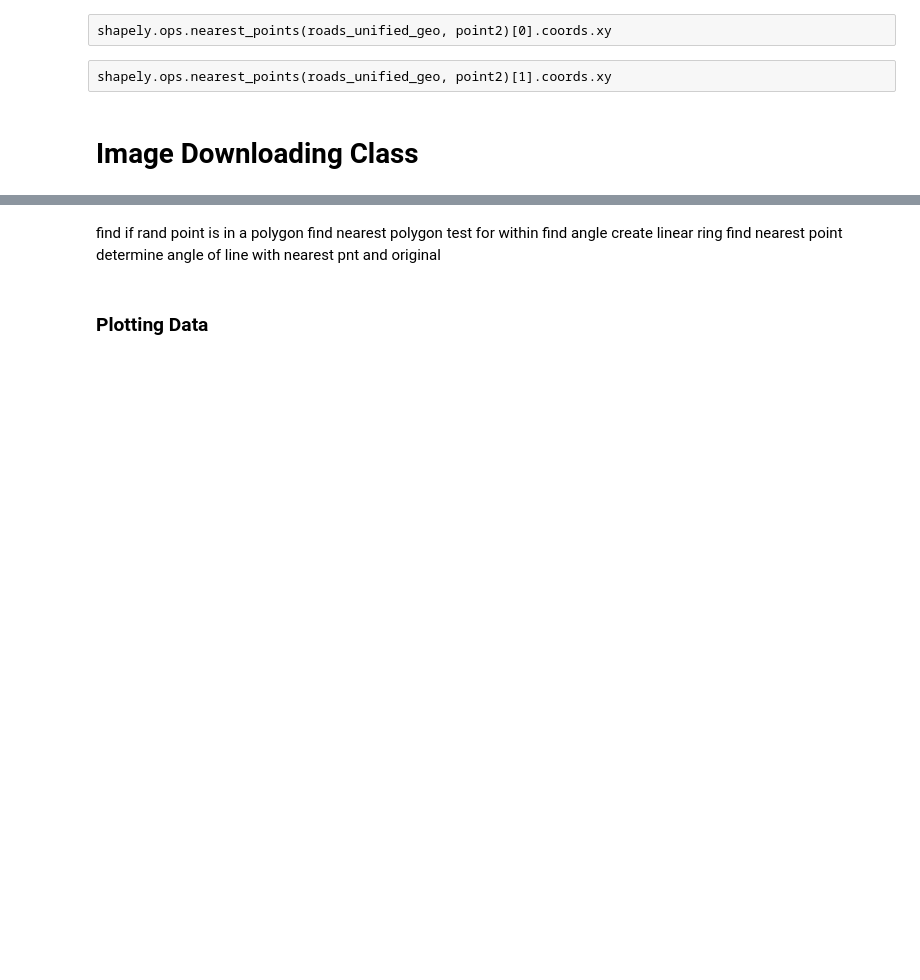
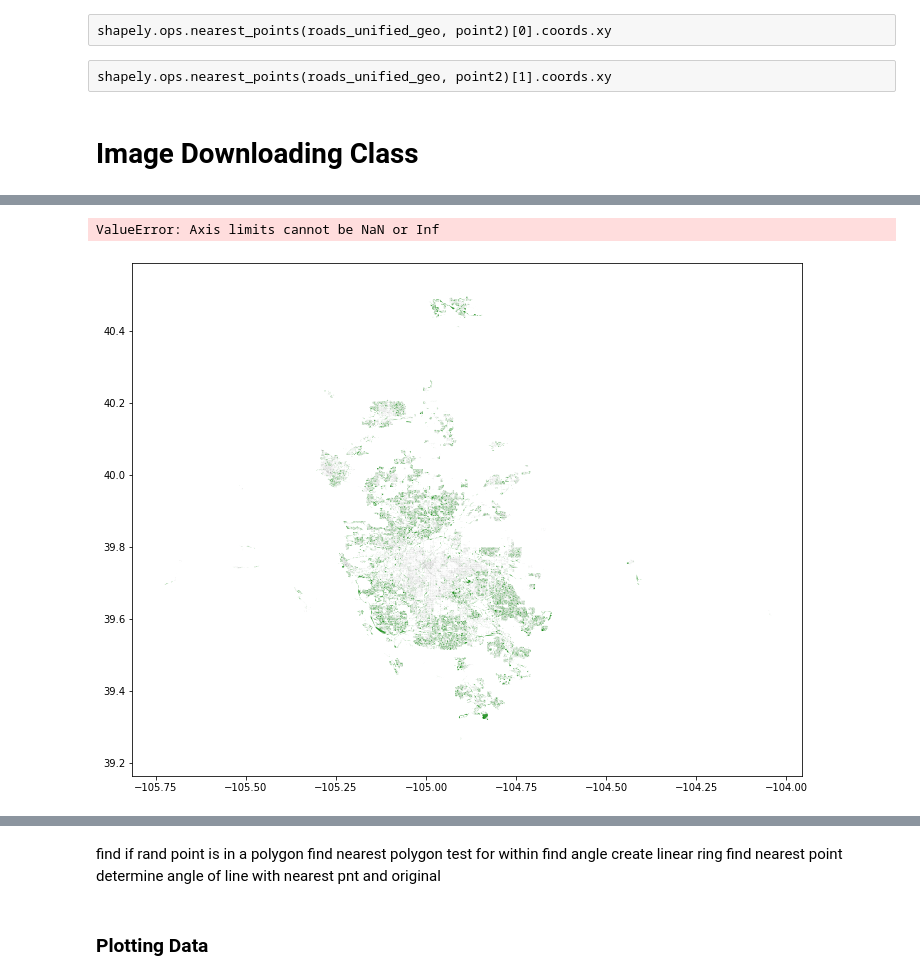
Before and after one commit to chrisoyer/sidewalk_deep-learning, a Jupyter notebook: sidewalks_deep_learning.ipynb, the cells around one changed output, grey strips where cells are left out. Drawn from its saved outputs; the diff is of its cells as text; code cells hidden in the pictures; blank space fills up the shorter version.

```diff
--- a/sidewalks_deep_learning.ipynb
+++ b/sidewalks_deep_learning.ipynb
@@ -372,0 +421,8 @@ image_grab.download_images()
+# %%
+location = [315.00017729117735, [-104.7786055852255, 39.49691068279718], 'sidewalk']
+
+[Head, [Lat, Lon], label] = location
+location_checker(Lat=Lat, Lon=Lon, Head=Head)
+# %% [output]
+ValueError: Axis limits cannot be NaN or Inf
+[figure, added]
```
Also changed, not shown: parts of 6 cells of this notebook.
